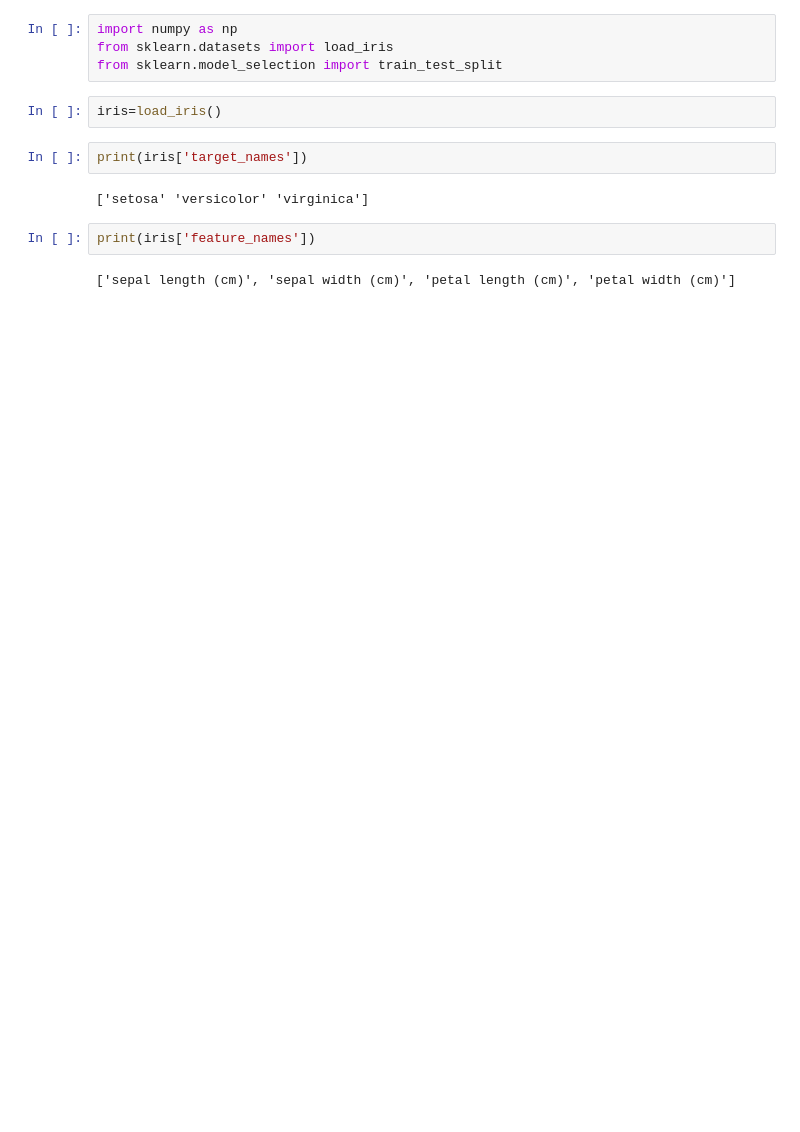
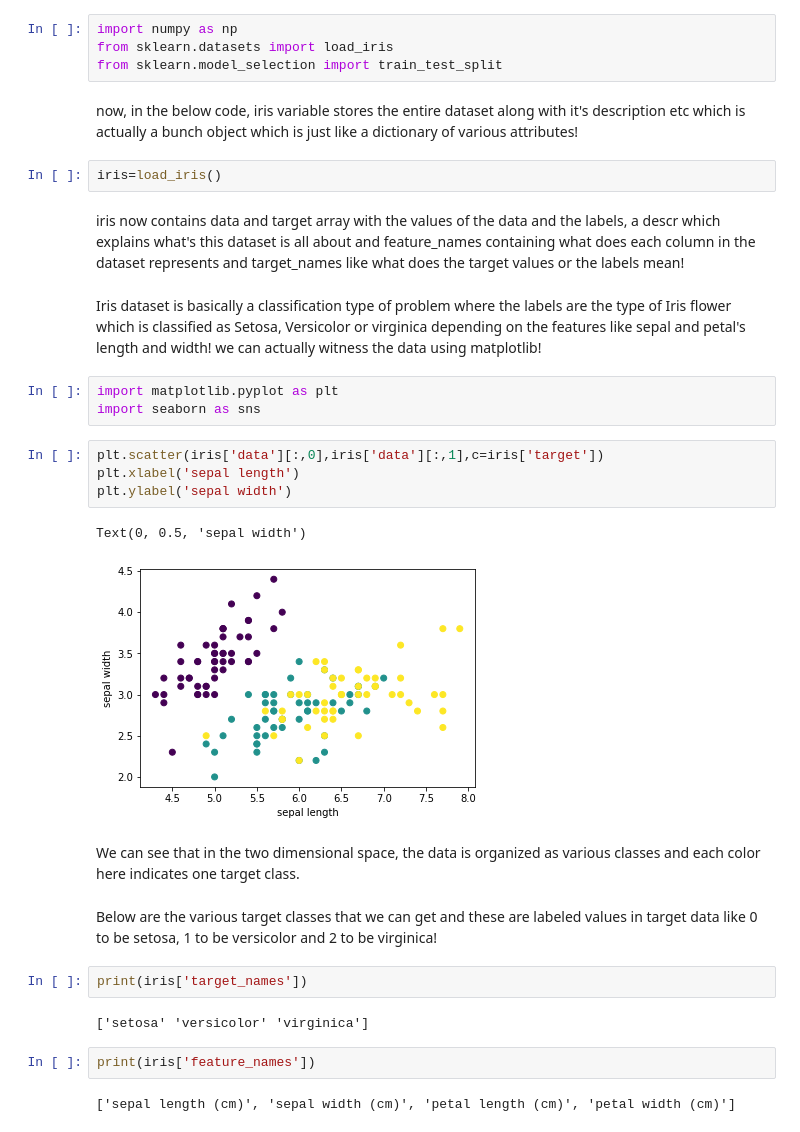
Before and after one commit to lokjithp/Machine-Learning-Algorithms, a Jupyter notebook: knn.ipynb, the cells around one changed output. Saved outputs shown, nothing was run; the diff lists cells and outputs as text; blank space fills up the shorter version.

```diff
--- a/knn.ipynb
+++ b/knn.ipynb
@@ -43,8 +47,29 @@ Let's work on this algorithm in real!
 import numpy as np
 from sklearn.datasets import load_iris
 from sklearn.model_selection import train_test_split
+# %% [markdown]
+now, in the below code, iris variable stores the entire dataset along with it's description etc which is actually a bunch object
+which is just like a dictionary of various attributes!
 # %%
 iris=load_iris()
+# %% [markdown]
+iris now contains data and target array with the values of the data and the labels, a descr which explains what's this dataset is all about and feature_names containing what does each column in the dataset represents and target_names like what does the target values or the labels mean!
+# %% [markdown]
+Iris dataset is basically a classification type of problem where the labels are the type of Iris flower which is classified as Setosa, Versicolor or virginica depending on the features like sepal and petal's length and width! we can actually witness the data using matplotlib!
+# %%
+import matplotlib.pyplot as plt
+import seaborn as sns
+# %%
+plt.scatter(iris['data'][:,0],iris['data'][:,1],c=iris['target'])
+plt.xlabel('sepal length')
+plt.ylabel('sepal width')
+# %% [output]
+Text(0, 0.5, 'sepal width')
+[figure, added]
+# %% [markdown]
+We can see that in the two dimensional space, the data is organized as various classes and each color here indicates one target class.
+# %% [markdown]
+Below are the various target classes that we can get and these are labeled values in target data like 0 to be setosa, 1 to be versicolor and 2 to be virginica!
 # %%
 print(iris['target_names'])
 # %% [output]
```
Also changed, not shown: parts of 19 cells of this notebook.
